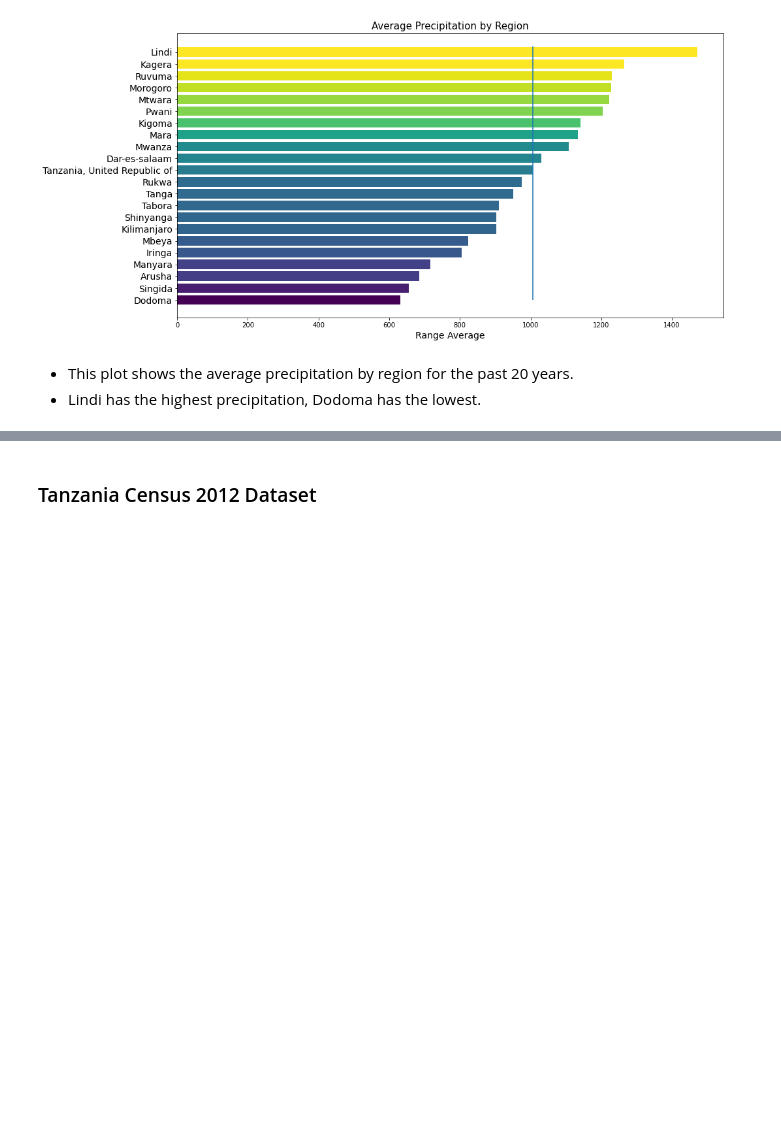
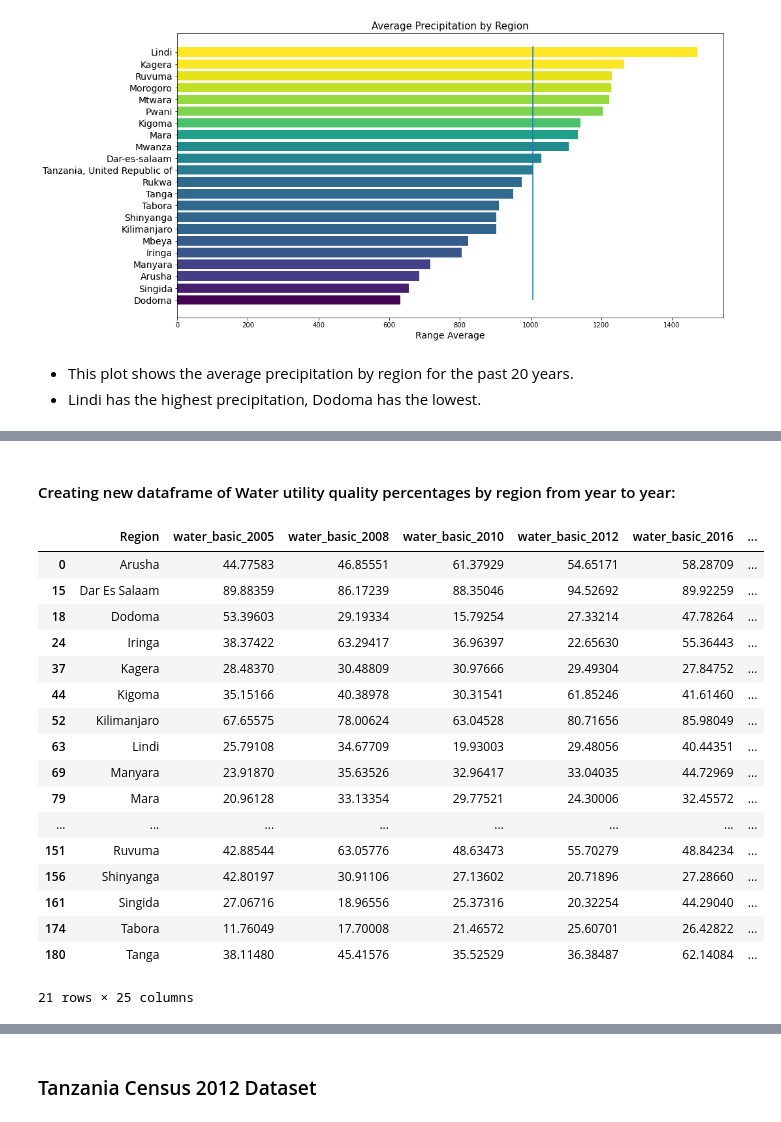
Before and after one commit to kalebts/Tanzania-Group-Project, a Jupyter notebook: code/01_Data Cleaning_EDA_1.ipynb, the cells around one changed output, grey strips where cells are left out. Saved outputs shown, nothing was run; the diff lists cells and outputs as text; code cells hidden in the pictures; blank space fills up the shorter version.

```diff
--- a/code/01_Data Cleaning_EDA_1.ipynb
+++ b/code/01_Data Cleaning_EDA_1.ipynb
@@ -411,0 +677,50 @@ plt.savefig('./visualizations_sb/precip_region_avg.png', transparent=True, bbox_
+# %% [markdown]
+#### Creating new dataframe of Water utility quality percentages by region from year to year:
+# %%
+new_uni_df_water_pre = pd.DataFrame()
+new_uni_df_water_pre['Region'] = uni_df_water.loc[(uni_df_water['Service level'] == 'At least basic') &  (uni_df_water['Year'] == 2005)]['Region']
+new_uni_df_water_pre['water_basic_2005'] = list(uni_df_water.loc[(uni_df_water['Service level'] == 'At least basic') &  (uni_df_water['Year'] == 2005)]['Coverage'])
+new_uni_df_water_pre['water_basic_2008'] = list(uni_df_water.loc[(uni_df_water['Service level'] == 'At least basic') &  (uni_df_water['Year'] == 2008)]['Coverage'])
+new_uni_df_water_pre['water_basic_2010'] = list(uni_df_water.loc[(uni_df_water['Service level'] == 'At least basic') &  (uni_df_water['Year'] == 2010)]['Coverage'])
+new_uni_df_water_pre['water_basic_2012'] = list(uni_df_water.loc[(uni_df_water['Service level'] == 'At least basic') &  (uni_df_water['Year'] == 2012)]['Coverage'])
+new_uni_df_water_pre['water_basic_2016'] = list(uni_df_water.loc[(uni_df_water['Service level'] == 'At least basic') &  (uni_df_water['Year'] == 2016)]['Coverage'])
+new_uni_df_water_pre['water_basic_2017'] = list(uni_df_water.loc[(uni_df_water['Service level'] == 'At least basic') &  (uni_df_water['Year'] == 2017)]['Coverage'])
+new_uni_df_water_pre['water_unimproved_2005'] = list(uni_df_water.loc[(uni_df_water['Service level'] == 'Unimproved') &  (uni_df_water['Year'] == 2005)]['Coverage'])
+new_uni_df_water_pre['water_unimproved_2008'] = list(uni_df_water.loc[(uni_df_water['Service level'] == 'Unimproved') &  (uni_df_water['Year'] == 2008)]['Coverage'])
+new_uni_df_water_pre['water_unimproved_2010'] = list(uni_df_water.loc[(uni_df_water['Service level'] == 'Unimproved') &  (uni_df_water['Year'] == 2010)]['Coverage'])
+new_uni_df_water_pre['water_unimproved_2012'] = list(uni_df_water.loc[(uni_df_water['Service level'] == 'Unimproved') &  (uni_df_water['Year'] == 2012)]['Coverage'])
+new_uni_df_water_pre['water_unimproved_2016'] = list(uni_df_water.loc[(uni_df_water['Service level'] == 'Unimproved') &  (uni_df_water['Year'] == 2016)]['Coverage'])
+new_uni_df_water_pre['water_unimproved_2017'] = list(uni_df_water.loc[(uni_df_water['Service level'] == 'Unimproved') &  (uni_df_water['Year'] == 2017)]['Coverage'])
+new_uni_df_water_pre['water_limited_2005'] = list(uni_df_water.loc[(uni_df_water['Service level'] == 'Limited service') &  (uni_df_water['Year'] == 2005)]['Coverage'])
+new_uni_df_water_pre['water_limited_2008'] = list(uni_df_water.loc[(uni_df_water['Service level'] == 'Limited service') &  (uni_df_water['Year'] == 2008)]['Coverage'])
+new_uni_df_water_pre['water_limited_2010'] = list(uni_df_water.loc[(uni_df_water['Service level'] == 'Limited service') &  (uni_df_water['Year'] == 2010)]['Coverage'])
+new_uni_df_water_pre['water_limited_2012'] = list(uni_df_water.loc[(uni_df_water['Service level'] == 'Limited service') &  (uni_df_water['Year'] == 2012)]['Coverage'])
+new_uni_df_water_pre['water_limited_2016'] = list(uni_df_water.loc[(uni_df_water['Service level'] == 'Limited service') &  (uni_df_water['Year'] == 2016)]['Coverage'])
+new_uni_df_water_pre['water_limited_2017'] = list(uni_df_water.loc[(uni_df_water['Service level'] == 'Limited service') &  (uni_df_water['Year'] == 2017)]['Coverage'])
+new_uni_df_water_pre['water_surface_2005'] = list(uni_df_water.loc[(uni_df_water['Service level'] == 'Surface water') &  (uni_df_water['Year'] == 2005)]['Coverage'])
+new_uni_df_water_pre['water_surface_2008'] = list(uni_df_water.loc[(uni_df_water['Service level'] == 'Surface water') &  (uni_df_water['Year'] == 2008)]['Coverage'])
+new_uni_df_water_pre['water_surface_2010'] = list(uni_df_water.loc[(uni_df_water['Service level'] == 'Surface water') &  (uni_df_water['Year'] == 2010)]['Coverage'])
+new_uni_df_water_pre['water_surface_2012'] = list(uni_df_water.loc[(uni_df_water['Service level'] == 'Surface water') &  (uni_df_water['Year'] == 2012)]['Coverage'])
+new_uni_df_water_pre['water_surface_2016'] = list(uni_df_water.loc[(uni_df_water['Service level'] == 'Surface water') &  (uni_df_water['Year'] == 2016)]['Coverage'])
+new_uni_df_water_pre['water_surface_2017'] = list(uni_df_water.loc[(uni_df_water['Service level'] == 'Surface water') &  (uni_df_water['Year'] == 2017)]['Coverage'])
+new_uni_df_water_pre.to_csv('./cleaned_data_sb/water_utility_level.csv')
+new_uni_df_water_pre
+# %% [output]
+|  | Region | water_basic_2005 | water_basic_2008 | water_basic_2010 | water_basic_2012 | water_basic_2016 | ... |
+| 0 | Arusha | 44.77583 | 46.85551 | 61.37929 | 54.65171 | 58.28709 | ... |
+| 15 | Dar Es Salaam | 89.88359 | 86.17239 | 88.35046 | 94.52692 | 89.92259 | ... |
+| 18 | Dodoma | 53.39603 | 29.19334 | 15.79254 | 27.33214 | 47.78264 | ... |
+| 24 | Iringa | 38.37422 | 63.29417 | 36.96397 | 22.65630 | 55.36443 | ... |
+| 37 | Kagera | 28.48370 | 30.48809 | 30.97666 | 29.49304 | 27.84752 | ... |
+| 44 | Kigoma | 35.15166 | 40.38978 | 30.31541 | 61.85246 | 41.61460 | ... |
+| 52 | Kilimanjaro | 67.65575 | 78.00624 | 63.04528 | 80.71656 | 85.98049 | ... |
+| 63 | Lindi | 25.79108 | 34.67709 | 19.93003 | 29.48056 | 40.44351 | ... |
+| 69 | Manyara | 23.91870 | 35.63526 | 32.96417 | 33.04035 | 44.72969 | ... |
+| 79 | Mara | 20.96128 | 33.13354 | 29.77521 | 24.30006 | 32.45572 | ... |
+| ... | ... | ... | ... | ... | ... | ... | ... |
+| 151 | Ruvuma | 42.88544 | 63.05776 | 48.63473 | 55.70279 | 48.84234 | ... |
+| 156 | Shinyanga | 42.80197 | 30.91106 | 27.13602 | 20.71896 | 27.28660 | ... |
+| 161 | Singida | 27.06716 | 18.96556 | 25.37316 | 20.32254 | 44.29040 | ... |
+| 174 | Tabora | 11.76049 | 17.70008 | 21.46572 | 25.60701 | 26.42822 | ... |
+| 180 | Tanga | 38.11480 | 45.41576 | 35.52529 | 36.38487 | 62.14084 | ... |
+21 rows × 25 columns
```
Also changed, not shown: parts of 44 cells of this notebook, 18 other files.
